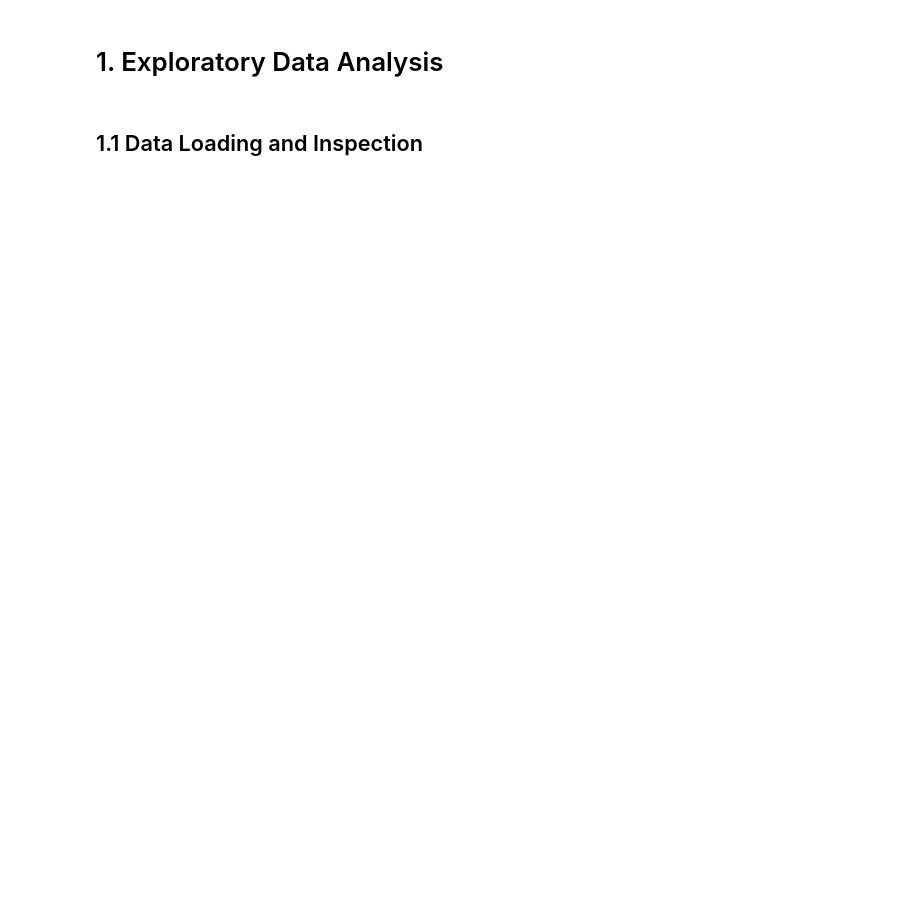
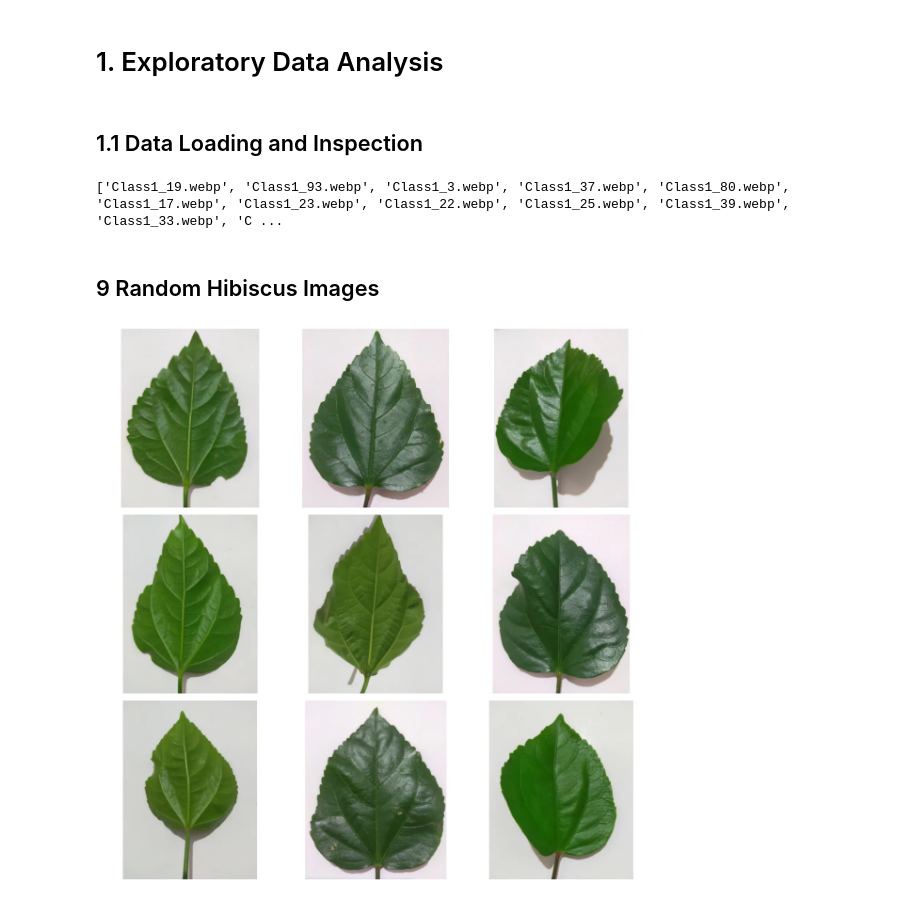
Before and after one commit to mkmksto/ai221_final_project, a Jupyter notebook: notebooks/quinto_test_1.ipynb, the cells around one changed output. Cells and saved outputs as stored; diff of their text form; code cells hidden in the pictures; blank space fills up the shorter version.

```diff
--- a/notebooks/quinto_test_1.ipynb
+++ b/notebooks/quinto_test_1.ipynb
@@ -55,3 +67,30 @@ Hello World from `src/utils_nn.py`
 # 1. Exploratory Data Analysis
 # %% [markdown]
 ## 1.1 Data Loading and Inspection
+# %%
+# Get list of files in HIBISCUS_PROCESSED_FOLDER
+hibiscus_files = list(HIBISCUS_PROCESSED_FOLDER.glob("*.webp"))
+hibiscus_files_names = [file.name for file in hibiscus_files]
+print(hibiscus_files_names)
+# %% [output]
+['Class1_19.webp', 'Class1_93.webp', 'Class1_3.webp', 'Class1_37.webp', 'Class1_80.webp', 'Class1_17.webp', 'Class1_23.webp', 'Class1_22.webp', 'Class1_25.webp', 'Class1_39.webp', 'Class1_33.webp', 'C ...
+# %% [markdown]
+## 9 Random Hibiscus Images
+# %%
+# Create a 3x3 grid of subplots
+fig, axes = plt.subplots(3, 3, figsize=(12, 12))
+
+# Randomly sample 9 images
+random_images = random.sample(hibiscus_files, 9)
+
+# Plot each image
+for idx, ax in enumerate(axes.flat):
+    img = plt.imread(random_images[idx])
+    ax.imshow(img)
+    ax.axis("off")
+
+# Adjust layout and display
+plt.tight_layout()
+plt.show()
+# %% [output]
+[figure, added]
```
Also changed, not shown: parts of 8 cells of this notebook, 3 other files.
